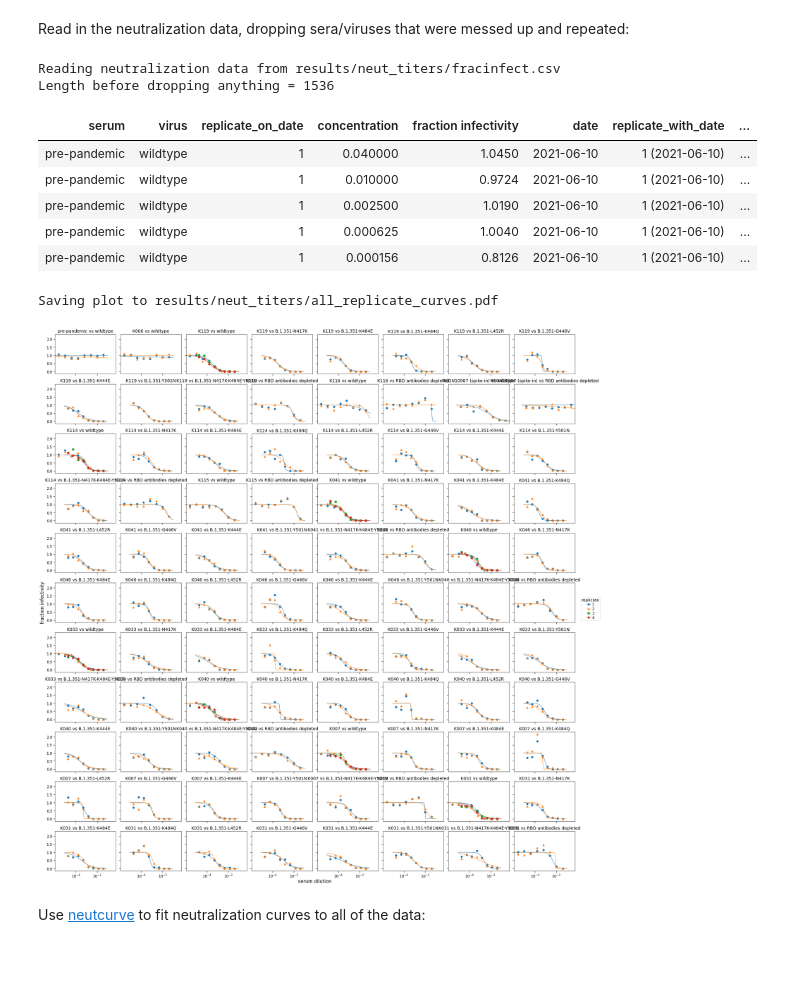
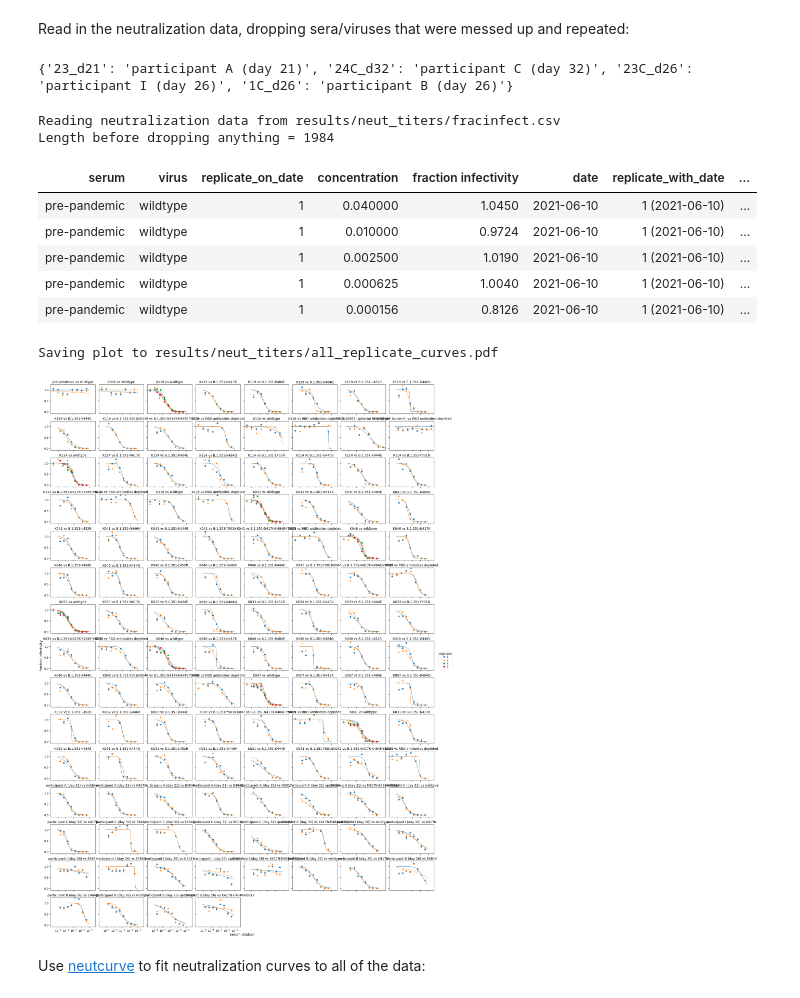
Before and after one commit to jbloomlab/SARS-CoV-2-RBD_B.1.351, a Jupyter notebook: experimental_data/analyze_neut_data.ipynb, the cells around one changed output. Saved outputs shown, nothing was run; the diff lists cells and outputs as text; code cells hidden in the pictures; blank space fills up the shorter version.

Commit message:
prelim plots for haarvi neut data

```diff
--- a/experimental_data/analyze_neut_data.ipynb
+++ b/experimental_data/analyze_neut_data.ipynb
@@ -48,9 +48,16 @@ neut_titers_file = f'{results}/neut_titers.csv'
 all_replicate_curves = f'{results}/all_replicate_curves.pdf'
 # %% [markdown]
 Read in the neutralization data, dropping sera/viruses that were messed up and repeated:
+# %%
+print(config['rename_sera'])
+# %% [output]
+{'23_d21': 'participant A (day 21)', '24C_d32': 'participant C (day 32)', '23C_d26': 'participant I (day 26)', '1C_d26': 'participant B (day 26)'}
 # %%
 print(f"Reading neutralization data from {fracinfect_file}")
-fracinfect = pd.read_csv(fracinfect_file).replace({'B.1.351':'wildtype', 'mock':'wildtype'})
+fracinfect = (pd.read_csv(fracinfect_file)
+              .replace({'B.1.351':'wildtype', 'mock':'wildtype', 'D614G':'wildtype'})
+              .replace(config['rename_sera'])
+             )
 
 # order the viruses
 virus_order = config['virus_order']
@@ -93,7 +100,7 @@ fracinfect = (
 display(HTML(fracinfect.head().to_html(index=False)))
 # %% [output]
 Reading neutralization data from results/neut_titers/fracinfect.csv
-Length before dropping anything = 1536
+Length before dropping anything = 1984
 | serum | virus | replicate_on_date | concentration | fraction infectivity | date | replicate_with_date | ... |
 | pre-pandemic | wildtype | 1 | 0.040000 | 1.0450 | 2021-06-10 | 1 (2021-06-10) | ... |
 | pre-pandemic | wildtype | 1 | 0.010000 | 0.9724 | 2021-06-10 | 1 (2021-06-10) | ... |
@@ -111,22 +118,23 @@ fits = neutcurve.curvefits.CurveFits(
 # %%
 with warnings.catch_warnings():
     warnings.simplefilter('ignore')  # ignore fitting warnings
     fig, _ = fits.plotReplicates(ncol=8,
                                  legendtitle='replicate',
                                  xlabel='serum dilution',
                                  viruses=fracinfect['virus'].sort_values().unique(),
                                  colors=plt.rcParams['axes.prop_cycle'].by_key()['color'] * 2,
                                  markers=['o', '^', 's', 'D', 'v', '<', '>', 'p'] * 2,
+                                 fix_lims={'ymax':1.25},
                                  )
 
 print(f"Saving plot to {all_replicate_curves}\n")
 fig.savefig(all_replicate_curves)
 fig.tight_layout()
 display(fig)
 plt.close(fig)
 # %% [output]
 Saving plot to results/neut_titers/all_replicate_curves.pdf
-[figure, old version]
+[figure, new version]
 # %% [markdown]
 Use [neutcurve](https://jbloomlab.github.io/neutcurve/) to fit neutralization curves to all of the data:
 # %%
```
Also changed, not shown: parts of 10 cells of this notebook, 37 other files.
